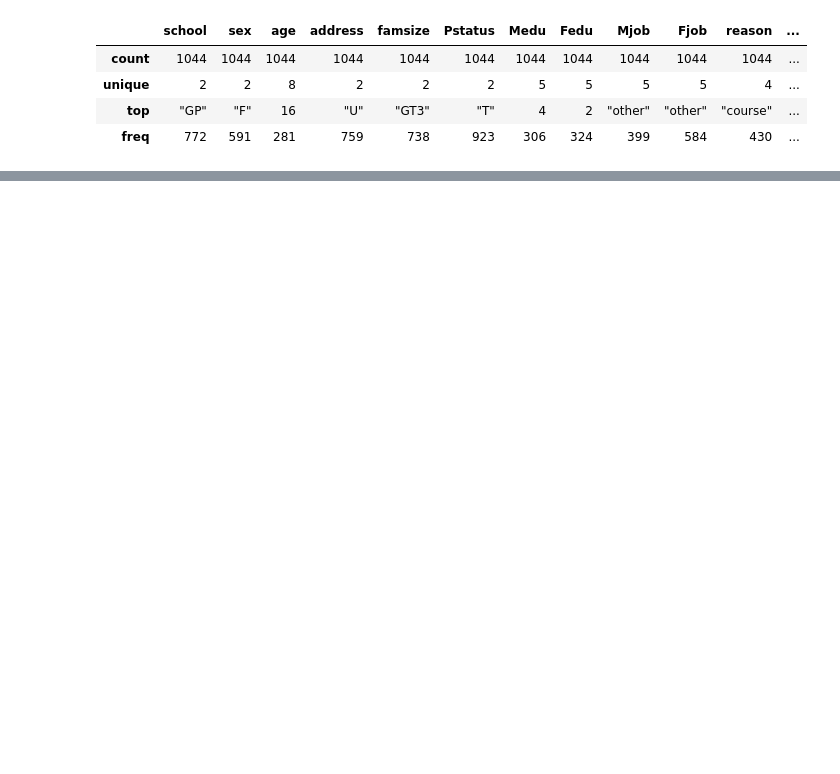
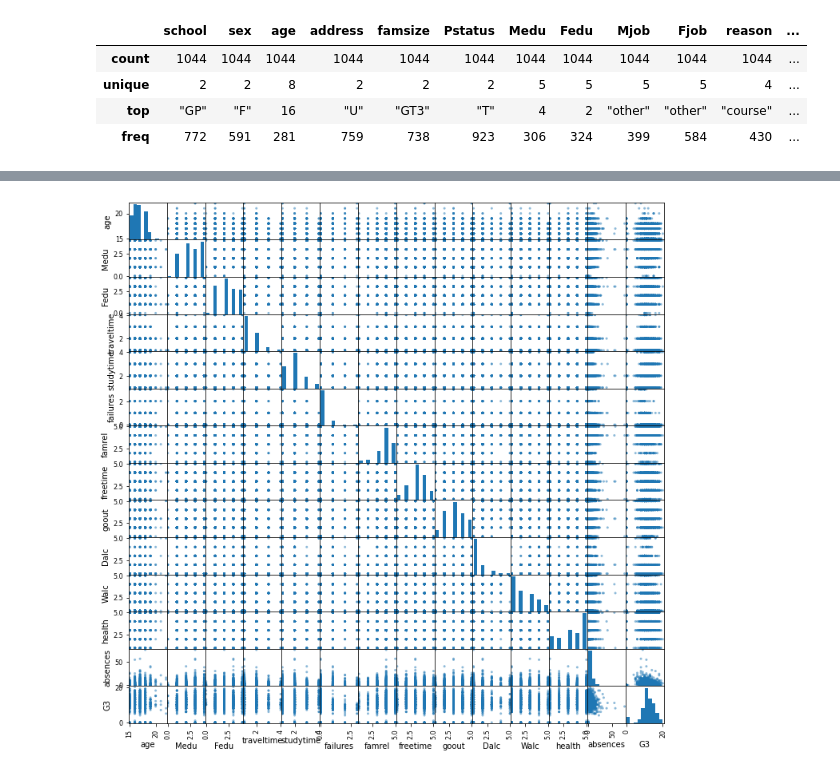
Before and after one commit to MShimer33/MachineLearningFinalProject, a Jupyter notebook: education.ipynb, the cells around one changed output, grey strips where cells are left out. Cells and saved outputs as stored; diff of their text form; code cells hidden in the pictures; blank space fills up the shorter version.

```diff
--- a/education.ipynb
+++ b/education.ipynb
@@ -143,0 +156,4 @@ memory usage: 277.3+ KB
+# %%
+pd.plotting.scatter_matrix(data, figsize=(12,12));
+# %% [output]
+[figure, added]
```
Also changed, not shown: parts of 13 cells of this notebook, 1 other file.
